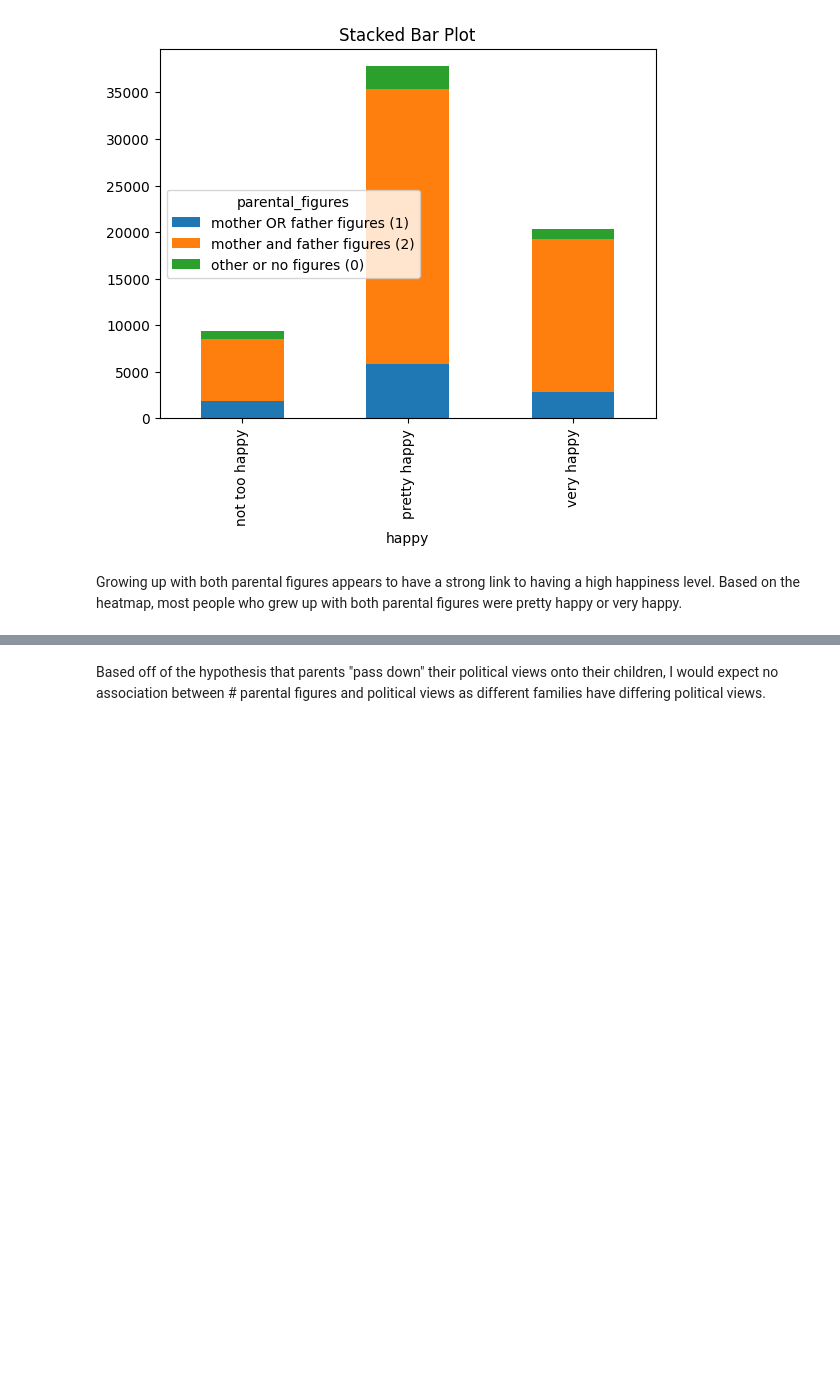
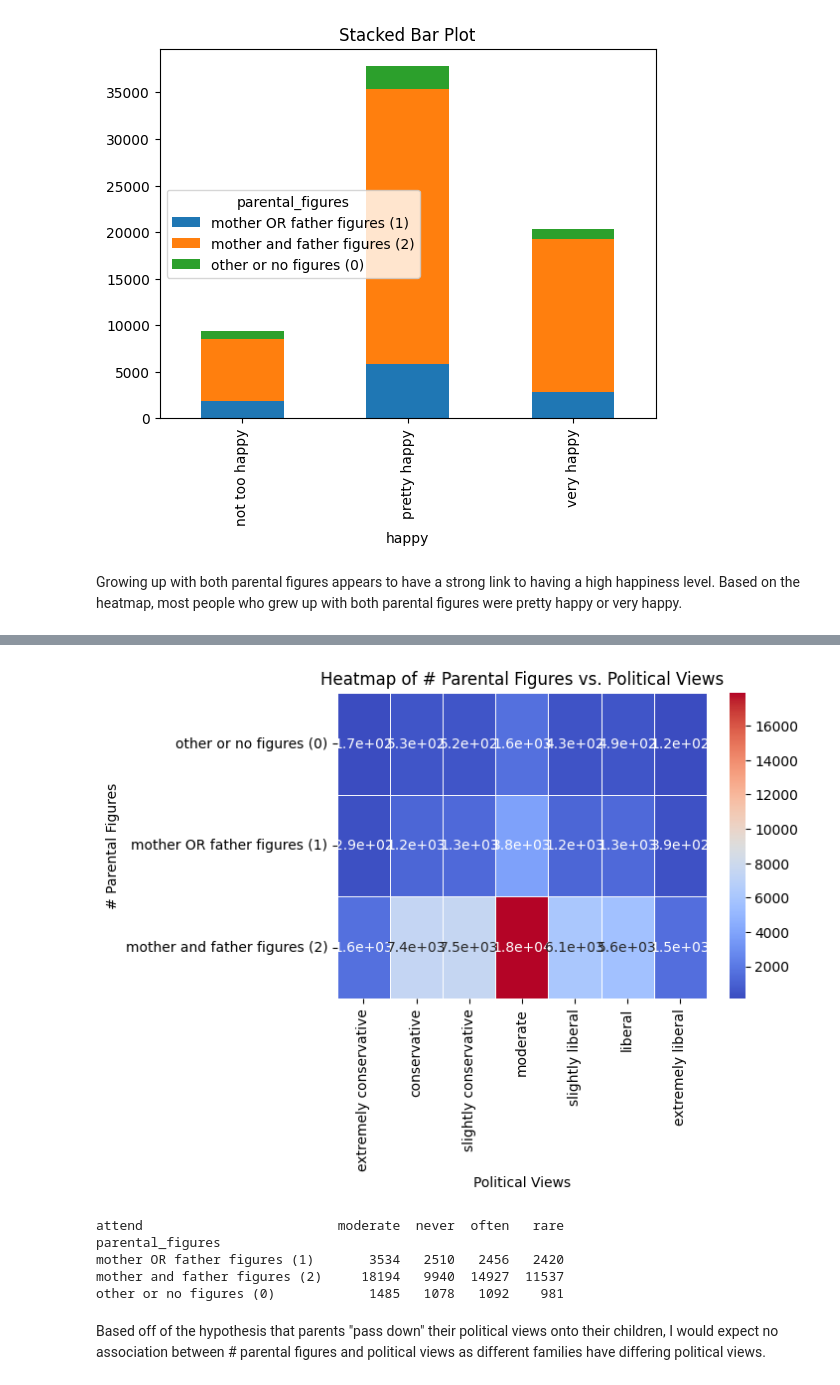
Before and after one commit to hasitanalluri/EDA, a Jupyter notebook: lab/gss.ipynb, the cells around one changed output, grey strips where cells are left out. Cells and saved outputs as stored; diff of their text form; code cells hidden in the pictures; blank space fills up the shorter version.

```diff
--- a/lab/gss.ipynb
+++ b/lab/gss.ipynb
@@ -154,0 +212,5 @@ Growing up with both parental figures appears to have a strong link to having a
+# %%
+# Clean polviews variable
+df["polviews"].value_counts()
+df["polviews"] = df['polviews'].replace(["moderate, middle of the road"], "moderate")
+print(df["polviews"].value_counts())
@@ -155,2 +227,28 @@ Growing up with both parental figures appears to have a strong link to having a
+# %%
+# See how # parental figures relates to political views
+heatmap7_data = df.groupby(["parental_figures", "polviews"]).size().unstack(fill_value=0)
+
+parental_order = ["other or no figures (0)", "mother OR father figures (1)", "mother and father figures (2)"]
+heatmap7_data = heatmap7_data.reindex(parental_order)
+
+pol_order = ["extremely conservative", "conservative", "slightly conservative", "moderate", "slightly liberal", "liberal", "extremely liberal"]
+heatmap7_data = heatmap7_data[pol_order]
+
+plt.figure(figsize=(6, 4))
+sns.heatmap(heatmap7_data, annot=True, cmap='coolwarm', linewidths=0.5)
+plt.title("Heatmap of # Parental Figures vs. Political Views")
+plt.xlabel("Political Views")
+plt.ylabel("# Parental Figures")
+plt.show()
+
+contingency_table = pd.crosstab(df['parental_figures'], df['attend'])
+print(contingency_table)
+# %% [output]
+[figure, added]
+attend                         moderate  never  often   rare
+parental_figures
+mother OR father figures (1)       3534   2510   2456   2420
+mother and father figures (2)     18194   9940  14927  11537
+other or no figures (0)            1485   1078   1092    981
 # %% [markdown]
 Based off of the hypothesis that parents "pass down" their political views onto their children, I would expect no association between # parental figures and political views as different families have differing political views.
```
Also changed, not shown: parts of 10 cells of this notebook.
